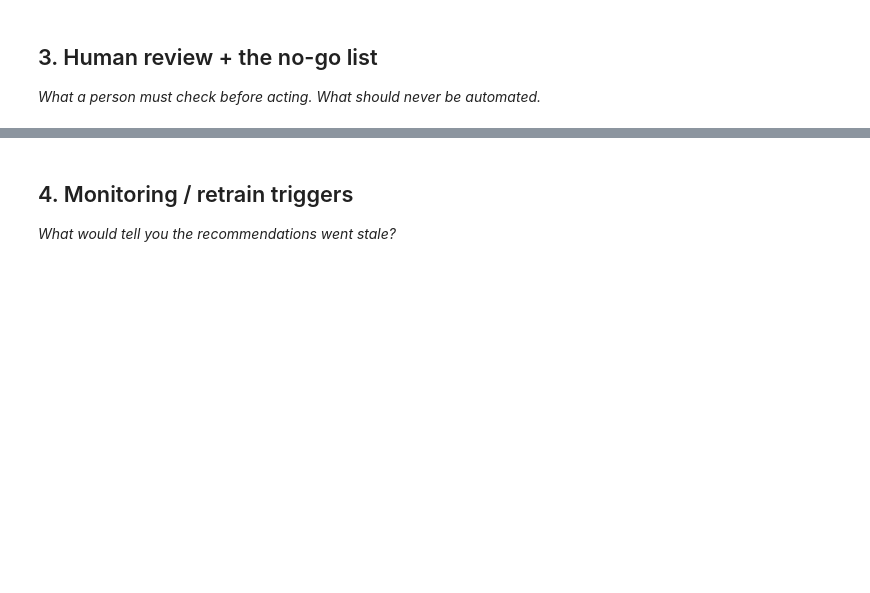
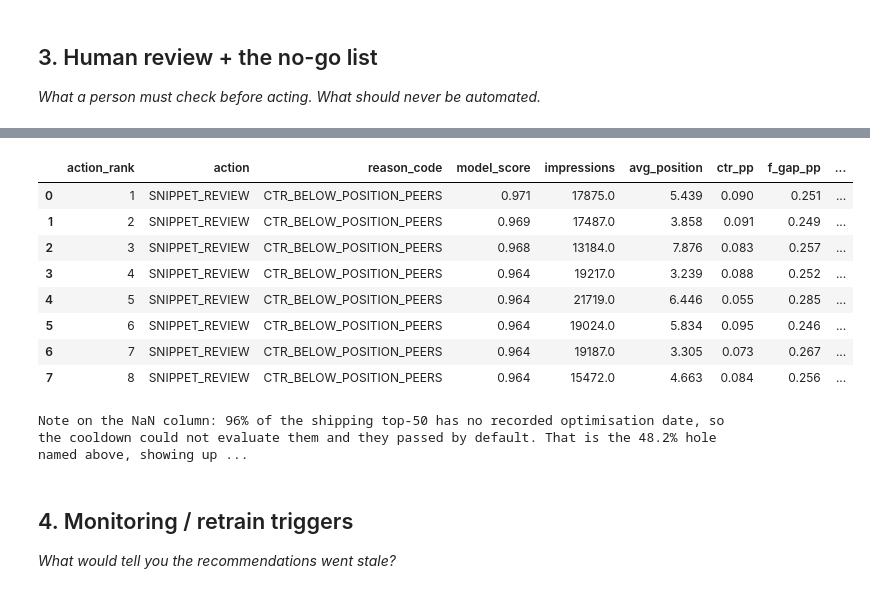
Before and after one commit to widadfatimakhan/flyrank-internship-ml, a Jupyter notebook: work/notebooks/w07_action_playbook.ipynb, the cells around one changed output, grey strips where cells are left out. Drawn from its saved outputs; the diff is of its cells as text; code cells hidden in the pictures; blank space fills up the shorter version.

```diff
--- a/work/notebooks/w07_action_playbook.ipynb
+++ b/work/notebooks/w07_action_playbook.ipynb
@@ -29,0 +437,55 @@ This skeleton is yours to fill. Work the sections **in order** — each one has
+# %%
+# This cell is for CODE (numbers, a query, a check).
+# Write your text answer in the cell ABOVE this one — typing sentences here breaks Run All.
+
+# --- The gates, asserted in code --------------------------------------------
+q["last_opt"] = pd.to_datetime(q.last_optimized_date, errors="coerce")
+q["days_since_optimised"] = (DECISION_MOMENT - q.last_opt).dt.days
+COOLDOWN_DAYS = 90
+in_cooldown = q.days_since_optimised.notna() & (q.days_since_optimised < COOLDOWN_DAYS)
+
+print("NO-GO GATES, checked against the queue that would ship\n")
+blocked = q[in_cooldown & (q.action == "SNIPPET_REVIEW")]
+q.loc[in_cooldown & (q.action == "SNIPPET_REVIEW"), "action"] = "NO_ACTION"
+q.loc[in_cooldown, "reason_code"] = np.where(q.loc[in_cooldown, "rule_flag"],
+                                             "SUPPRESSED_COOLDOWN", q.loc[in_cooldown, "reason_code"])
+print(f"[5 ASSERTED] cooldown: {int(in_cooldown.sum()):,} pages optimised within {COOLDOWN_DAYS} days "
+      f"of {DECISION_MOMENT.date()}; {len(blocked):,} of them were headed for SNIPPET_REVIEW and are "
+      f"now suppressed")
+print(f"             pages with NO last_optimized_date at all: {int(q.last_opt.isna().sum()):,} "
+      f"({q.last_opt.isna().mean():.1%}) -- these pass the gate by default, which is a known hole")
+
+for label, mask, expect in [
+    ("[3 ASSERTED] durable risers never get SNIPPET_REVIEW",
+     (q.momentum_log >= DURABLE_RISE) & (~q.rule_flag) & (q.action == "SNIPPET_REVIEW"), 0),
+    ("[4 ASSERTED] >20x swings go to verification, not review",
+     (q.momentum_log >= BIG_SWING) & (q.action == "SNIPPET_REVIEW"), 0),
+    ("[6 ASSERTED] position 1-2 never gets a straight rewrite",
+     (q.avg_position <= TOP_BAND) & (q.action == "SNIPPET_REVIEW"), 0)]:
+    n = int(mask.sum())
+    print(f"{label}: {n} violations {'PASS' if n == expect else 'FAIL'}")
+    assert n == expect, label
+
+print(f"\n[1-2 UPSTREAM] every page here already cleared the ML-04 contract: >= {MIN_IMPRESSIONS} "
+      f"impressions, >= {MIN_ACTIVE_DAYS} active days, position >= {MIN_POSITION}")
+
+# rebuild the actionable queue after the cooldown suppression
+actionable = q[q.action != "NO_ACTION"].copy().reset_index(drop=True)
+actionable["action_rank"] = np.arange(1, len(actionable) + 1)
+top = actionable.head(REVIEW_BUDGET)
+print(f"\nfinal action mix after all gates:")
+print(q.action.value_counts().to_string())
+
+print(f"\nThe queue that actually ships, after every gate:")
+print(f"  top-{REVIEW_BUDGET} action mix: "
+      f"{ {k: int(v) for k, v in top.action.value_counts().items()} }")
+print(f"  the section-1 table was the PRE-GATE ordering; {len(blocked):,} pages shown there as "
+      f"SNIPPET_REVIEW are suppressed by cooldown and do not reach an editor.")
+display(top.head(8)[["action_rank", "action", "reason_code", "model_score", "impressions",
+                     "avg_position", "ctr_pp", "f_gap_pp", "f_missed_clicks",
+                     "days_since_optimised"]].round(3))
+print(f"\nNote on the NaN column: {top.days_since_optimised.isna().mean():.0%} of the shipping "
+      f"top-{REVIEW_BUDGET} has no recorded optimisation date, so the cooldown could not evaluate "
+      f"them and they passed by default. That is the 48.2% hole named above, showing up exactly "
+      f"where it matters most -- at the head of the queue a person will actually work.")
+# %% [output]
@@ -30,3 +509,13 @@ This skeleton is yours to fill. Work the sections **in order** — each one has
+|  | action_rank | action | reason_code | model_score | impressions | avg_position | ctr_pp | f_gap_pp | ... |
+| 0 | 1 | SNIPPET_REVIEW | CTR_BELOW_POSITION_PEERS | 0.971 | 17875.0 | 5.439 | 0.090 | 0.251 | ... |
+| 1 | 2 | SNIPPET_REVIEW | CTR_BELOW_POSITION_PEERS | 0.969 | 17487.0 | 3.858 | 0.091 | 0.249 | ... |
+| 2 | 3 | SNIPPET_REVIEW | CTR_BELOW_POSITION_PEERS | 0.968 | 13184.0 | 7.876 | 0.083 | 0.257 | ... |
+| 3 | 4 | SNIPPET_REVIEW | CTR_BELOW_POSITION_PEERS | 0.964 | 19217.0 | 3.239 | 0.088 | 0.252 | ... |
+| 4 | 5 | SNIPPET_REVIEW | CTR_BELOW_POSITION_PEERS | 0.964 | 21719.0 | 6.446 | 0.055 | 0.285 | ... |
+| 5 | 6 | SNIPPET_REVIEW | CTR_BELOW_POSITION_PEERS | 0.964 | 19024.0 | 5.834 | 0.095 | 0.246 | ... |
+| 6 | 7 | SNIPPET_REVIEW | CTR_BELOW_POSITION_PEERS | 0.964 | 19187.0 | 3.305 | 0.073 | 0.267 | ... |
+| 7 | 8 | SNIPPET_REVIEW | CTR_BELOW_POSITION_PEERS | 0.964 | 15472.0 | 4.663 | 0.084 | 0.256 | ... |
+Note on the NaN column: 96% of the shipping top-50 has no recorded optimisation date, so the cooldown could not evaluate them and they passed by default. That is the 48.2% hole named above, showing up ...
 # %% [markdown]
 ## 4. Monitoring / retrain triggers
 
```
Also changed, not shown: parts of 26 cells of this notebook.
